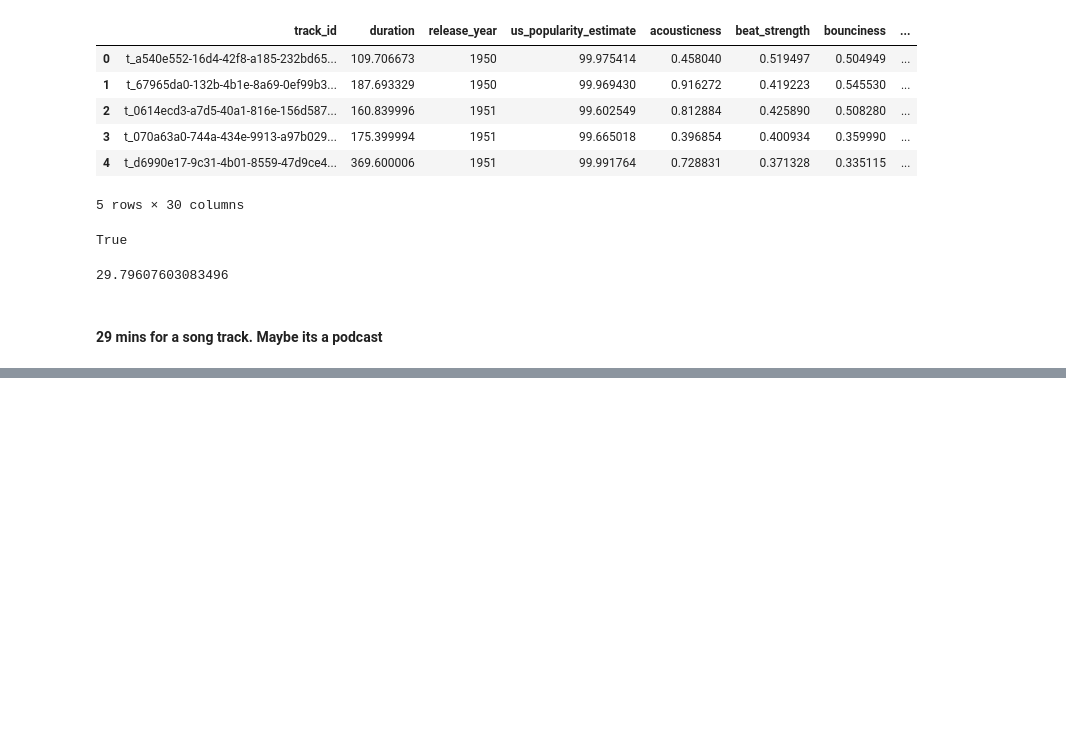
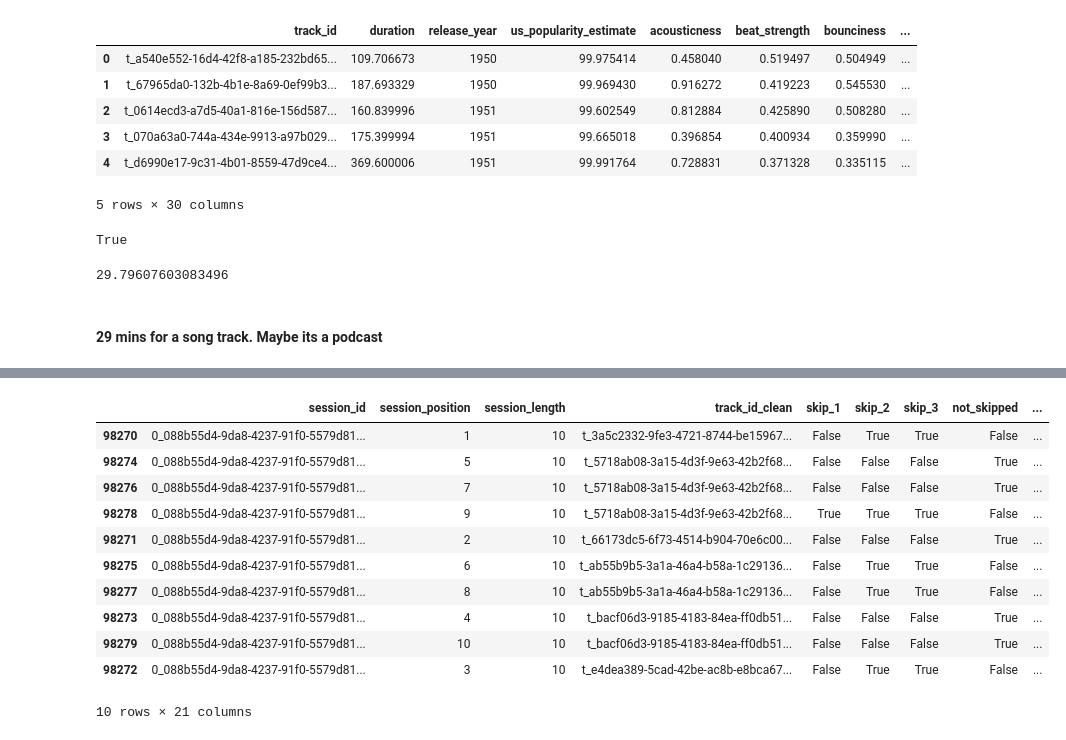
Before and after one commit to AbiirBarounii/Spotify-Skip-Prediction, a Jupyter notebook: notebook_copy.ipynb, the cells around one changed output, grey strips where cells are left out. Drawn from its saved outputs; the diff is of its cells as text; code cells hidden in the pictures; blank space fills up the shorter version.

```diff
--- a/notebook_copy.ipynb
+++ b/notebook_copy.ipynb
@@ -18,6 +18,7 @@ path = path + '/data/track_features/tf_mini.csv'
 df_track = pd.read_csv('tf_mini.csv')
 df_logs = pd.read_csv('log_mini.csv')
 
+pd.set_option('display.max_columns', None)
 
 df_track.head()
 # %% [output]
@@ -125,0 +212,15 @@ df_track['duration'].max() * 0.0166667
+# %%
+df_logs[df_logs['session_id'] == '0_088b55d4-9da8-4237-91f0-5579d811986b'].sort_values(by='track_id_clean')
+# %% [output]
+|  | session_id | session_position | session_length | track_id_clean | skip_1 | skip_2 | skip_3 | not_skipped | ... |
+| 98270 | 0_088b55d4-9da8-4237-91f0-5579d81... | 1 | 10 | t_3a5c2332-9fe3-4721-8744-be15967... | False | True | True | False | ... |
+| 98274 | 0_088b55d4-9da8-4237-91f0-5579d81... | 5 | 10 | t_5718ab08-3a15-4d3f-9e63-42b2f68... | False | False | False | True | ... |
+| 98276 | 0_088b55d4-9da8-4237-91f0-5579d81... | 7 | 10 | t_5718ab08-3a15-4d3f-9e63-42b2f68... | False | False | False | True | ... |
+| 98278 | 0_088b55d4-9da8-4237-91f0-5579d81... | 9 | 10 | t_5718ab08-3a15-4d3f-9e63-42b2f68... | True | True | True | False | ... |
+| 98271 | 0_088b55d4-9da8-4237-91f0-5579d81... | 2 | 10 | t_66173dc5-6f73-4514-b904-70e6c00... | False | False | False | True | ... |
+| 98275 | 0_088b55d4-9da8-4237-91f0-5579d81... | 6 | 10 | t_ab55b9b5-3a1a-46a4-b58a-1c29136... | False | True | True | False | ... |
+| 98277 | 0_088b55d4-9da8-4237-91f0-5579d81... | 8 | 10 | t_ab55b9b5-3a1a-46a4-b58a-1c29136... | False | True | True | False | ... |
+| 98273 | 0_088b55d4-9da8-4237-91f0-5579d81... | 4 | 10 | t_bacf06d3-9185-4183-84ea-ff0db51... | False | False | False | True | ... |
+| 98279 | 0_088b55d4-9da8-4237-91f0-5579d81... | 10 | 10 | t_bacf06d3-9185-4183-84ea-ff0db51... | False | False | False | True | ... |
+| 98272 | 0_088b55d4-9da8-4237-91f0-5579d81... | 3 | 10 | t_e4dea389-5cad-42be-ac8b-e8bca67... | False | True | True | False | ... |
+10 rows × 21 columns
```
Also changed, not shown: parts of 36 cells of this notebook.
